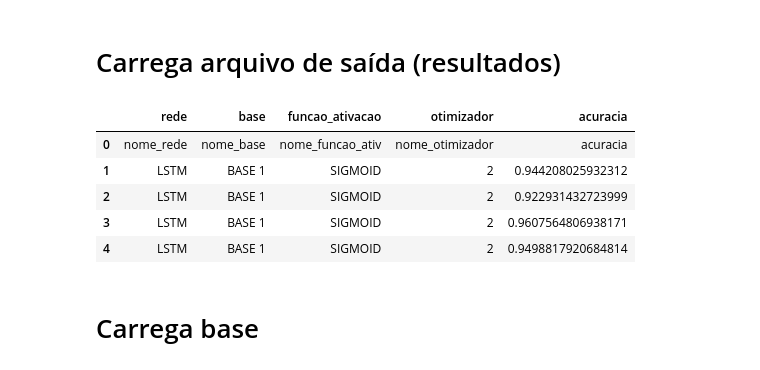
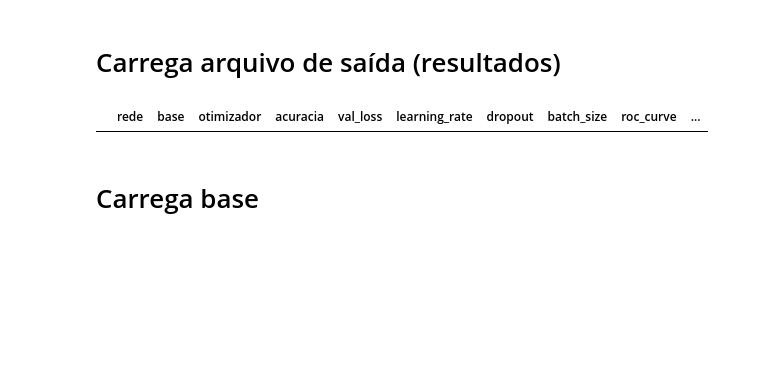
Before and after one commit to LuanPCunha/TCC, a Jupyter notebook: Treinamento_LSTM.ipynb, the cells around one changed output. Saved outputs shown, nothing was run; the diff lists cells and outputs as text; code cells hidden in the pictures; blank space fills up the shorter version.

Commit message:
Alterações no LSTM para ficar igual ao CNN

```diff
--- a/Treinamento_LSTM.ipynb
+++ b/Treinamento_LSTM.ipynb
@@ -113,35 +72,20 @@ def plot_accuracy(history, miny=None):
 # Carrega arquivo de saída (resultados)
 # %%
 # CONSTANTES DOS RESULTADOS
+REDE = 'LSTM'
 
-REDE_CNN = 'CNN'
-REDE_LSTM = 'LSTM'
-REDE_BILSTM = 'Bi-LSTM'
-
+BASE_0 = 'BASE 0'
 BASE_1 = 'BASE 1'
 BASE_2 = 'BASE 2'
-
-FUNCAO_ATV_SIGMOID = 'SIGMOID'
-FUNCAO_ATV_SOFTMAX = 'SOFTMAX'
-FUNCAO_ATV_RELU = 'RELU'
-
-OTIMIZADOR_1 = '1'
-OTIMIZADOR_2 = '2'
-OTIMIZADOR_3 = '3'
-OTIMIZADOR_4 = '4'
 
 # Caminho arquivo de saída
 PATH_ARQ_SAIDA = "/content/drive/MyDrive/TCC/resultados/resultados.csv"
 
+#  rede base otimizador acuracia val_loss learning_rate dropout batch_size roc_curve train_resume confusion_matrix
 resultados = pd.read_csv(PATH_ARQ_SAIDA, index_col=0)
 resultados.head()
 # %% [output]
-|  | rede | base | funcao_ativacao | otimizador | acuracia |
-| 0 | nome_rede | nome_base | nome_funcao_ativ | nome_otimizador | acuracia |
-| 1 | LSTM | BASE 1 | SIGMOID | 2 | 0.944208025932312 |
-| 2 | LSTM | BASE 1 | SIGMOID | 2 | 0.922931432723999 |
-| 3 | LSTM | BASE 1 | SIGMOID | 2 | 0.9607564806938171 |
-| 4 | LSTM | BASE 1 | SIGMOID | 2 | 0.9498817920684814 |
+|  | rede | base | otimizador | acuracia | val_loss | learning_rate | dropout | batch_size | roc_curve | ... |
 # %% [markdown]
 # Carrega base
 # %%
```
Also changed, not shown: parts of 22 cells of this notebook.
